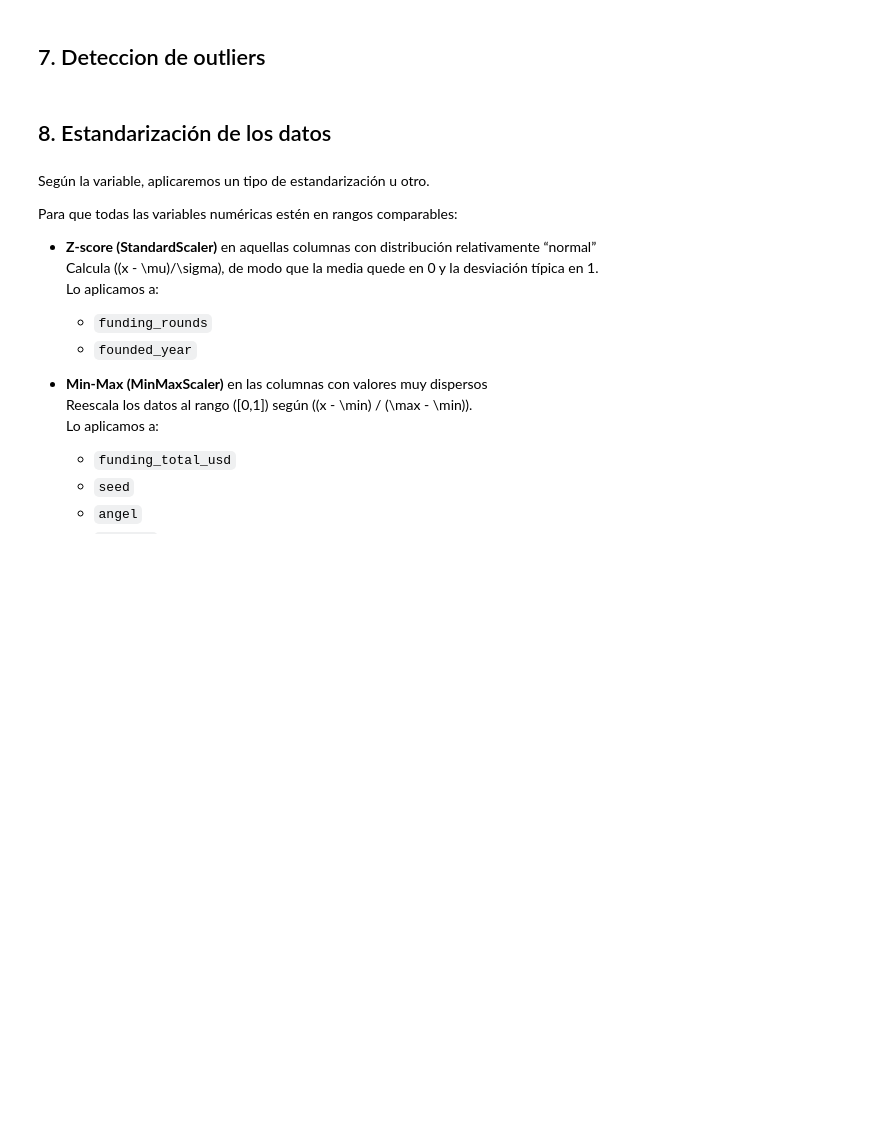
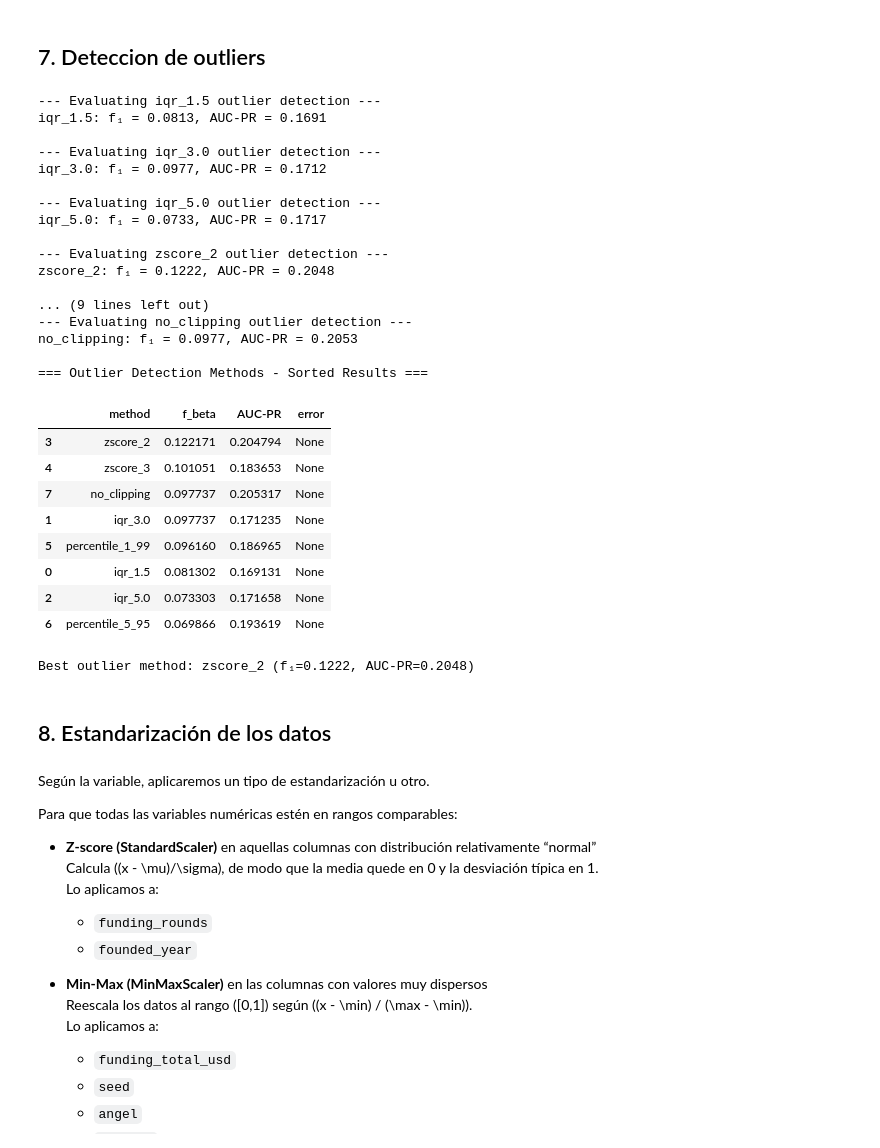
Before and after one commit to martinsoteIo/Predicting_Startup_Acquisitions, a Jupyter notebook: startup_investments_project/startup_investments_classification2.ipynb, the cells around one changed output. Saved outputs shown, nothing was run; the diff lists cells and outputs as text; code cells hidden in the pictures; blank space fills up the shorter version.

```diff
--- a/startup_investments_classification.ipynb
+++ b/startup_investments_project/startup_investments_classification2.ipynb
@@ -1065,13 +1066,15 @@ df['founded_year_group'] = pd.cut(
 from sklearn.preprocessing import OneHotEncoder, OrdinalEncoder
 from category_encoders import TargetEncoder
 
+# 0) Detecta qué columnas son de tipo Interval
+interval_cols = X_train.select_dtypes(include=['interval']).columns.tolist()
 
-# --- Prepare full train & validation sets ---
-# Cast Interval dtypes to string so TargetEncoder won’t error
-for subset in (X_train, X_val):
-    subset[interval_cols] = subset[interval_cols].astype(str)
+# 1) Cast to string si hay alguna
+if interval_cols:
+    for subset in (X_train, X_val):
+        subset[interval_cols] = subset[interval_cols].astype(str)
 
-# Define your three categorical encoders
+# 2) Define tus codificadores
 categorical_encoders = {
     'onehot':  OneHotEncoder(handle_unknown='ignore', sparse_output=False),
     'ordinal': OrdinalEncoder(handle_unknown='use_encoded_value', unknown_value=-1),
@@ -1082,7 +1085,7 @@ results = []
 for enc_name, encoder in categorical_encoders.items():
     print(f"\n--- Evaluating {enc_name} encoder ---")
 
-    # Build the preprocessing+classifier pipeline
+    # 3) Construye el pipeline
     num_imp = numeric_imputers[best_numeric_imp]
     cat_pipe = Pipeline([
         ('imp', SimpleImputer(strategy='constant', fill_value='missing')),
@@ -1093,14 +1096,16 @@ for enc_name, encoder in categorical_encoders.items():
             ('num', num_imp, numerical_cols),
             ('cat', cat_pipe, categorical_cols)
         ],
-        remainder='drop'    # ok, sobre X_train/X_val, nunca sobre df
+        remainder='drop'
     )
     pipe = Pipeline([
         ('pre', preprocessor),
         ('clf', KNeighborsClassifier())
     ])
 
-    scores = evaluar_pipeline(X_val, y_val, pipe, beta=0.7, test_size=0.2, random_state=42)
+    # 4) Evalúa
+    scores = evaluar_pipeline(X_val, y_val, pipe,
+                              beta=0.7, test_size=0.2, random_state=42)
     print(f"{enc_name:7s} → f₁ = {scores['f_beta']:.4f}, AUC-PR = {scores['AUC-PR']:.4f}")
 
     results.append({
@@ -1110,8 +1115,7 @@ for enc_name, encoder in categorical_encoders.items():
         'error':    None
     })
 
-# Summarize
-import pandas as pd
+# 5) Resume
 encoding_results = pd.DataFrame(results) \
                      .sort_values(['f_beta', 'AUC-PR'], ascending=False)
 print("\n=== Sorted Results ===")
@@ -1547,7 +1609,7 @@ for method_name, clipper in outlier_methods.items():
     # Correct pipeline structure for categorical data
     cat_pipe = Pipeline([
         ('imp', SimpleImputer(strategy='constant', fill_value='missing')),
-        ('enc', categorical_encoders[best_encoding])
+        ('enc', categorical_encoders[best.encoding])
     ])
 
     preprocessor = ColumnTransformer([
@@ -1565,33 +1627,61 @@ for method_name, clipper in outlier_methods.items():
     try:
         scores = evaluar_pipeline(X_val, y_val, pipe, beta=0.7, test_size=0.2, random_state=42)
         print(f"{method_name}: f₁ = {scores['f_beta']:.4f}, AUC-PR = {scores['AUC-PR']:.4f}")
 
         outlier_results.append({
             'method': method_name,
             'f_beta': scores['f_beta'],
             'AUC-PR': scores['AUC-PR'],
             'error': None
         })
     except Exception as e:
         print(f"Error evaluating {method_name}: {str(e)}")
         outlier_results.append({
             'method': method_name,
             'f_beta': 0.0,
             'AUC-PR': 0.0,
             'error': str(e)
         })
 
 # Summarize results
 outlier_results_df = pd.DataFrame(outlier_results).sort_values(['f_beta', 'AUC-PR'], ascending=False)
 print("\n=== Outlier Detection Methods - Sorted Results ===")
 display(outlier_results_df)
 
 if len(outlier_results_df) > 0 and outlier_results_df['error'].iloc[0] is None:
     best_outlier = outlier_results_df.iloc[0]
     print(f"\nBest outlier method: {best_outlier['method']}"
           f" (f₁={best_outlier['f_beta']:.4f}, AUC-PR={best_outlier['AUC-PR']:.4f})")
 else:
     print("\nNo successful outlier method found.")
+# %% [output]
+--- Evaluating iqr_1.5 outlier detection ---
+iqr_1.5: f₁ = 0.0813, AUC-PR = 0.1691
+
+--- Evaluating iqr_3.0 outlier detection ---
+iqr_3.0: f₁ = 0.0977, AUC-PR = 0.1712
+
+--- Evaluating iqr_5.0 outlier detection ---
+iqr_5.0: f₁ = 0.0733, AUC-PR = 0.1717
+
+--- Evaluating zscore_2 outlier detection ---
+zscore_2: f₁ = 0.1222, AUC-PR = 0.2048
+
+... (9 lines left out)
+--- Evaluating no_clipping outlier detection ---
+no_clipping: f₁ = 0.0977, AUC-PR = 0.2053
+
+=== Outlier Detection Methods - Sorted Results ===
+|  | method | f_beta | AUC-PR | error |
+| 3 | zscore_2 | 0.122171 | 0.204794 | None |
+| 4 | zscore_3 | 0.101051 | 0.183653 | None |
+| 7 | no_clipping | 0.097737 | 0.205317 | None |
+| 1 | iqr_3.0 | 0.097737 | 0.171235 | None |
+| 5 | percentile_1_99 | 0.096160 | 0.186965 | None |
+| 0 | iqr_1.5 | 0.081302 | 0.169131 | None |
+| 2 | iqr_5.0 | 0.073303 | 0.171658 | None |
+| 6 | percentile_5_95 | 0.069866 | 0.193619 | None |
+Best outlier method: zscore_2 (f₁=0.1222, AUC-PR=0.2048)
 # %% [markdown]
 ## 8. Estandarización de los datos
 # %% [markdown]
```
Also changed, not shown: parts of 11 cells of this notebook.
